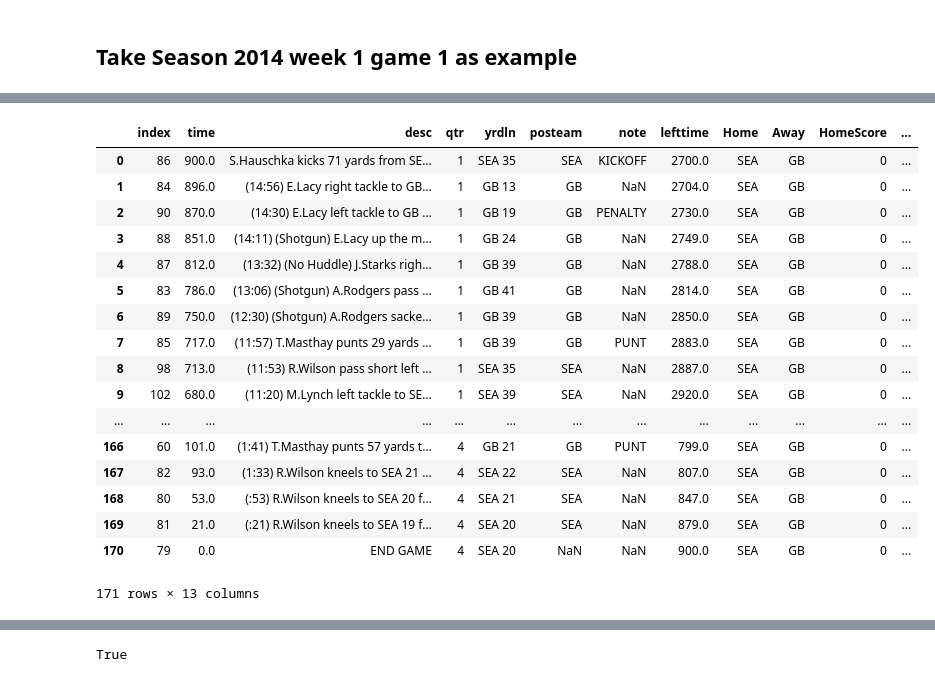
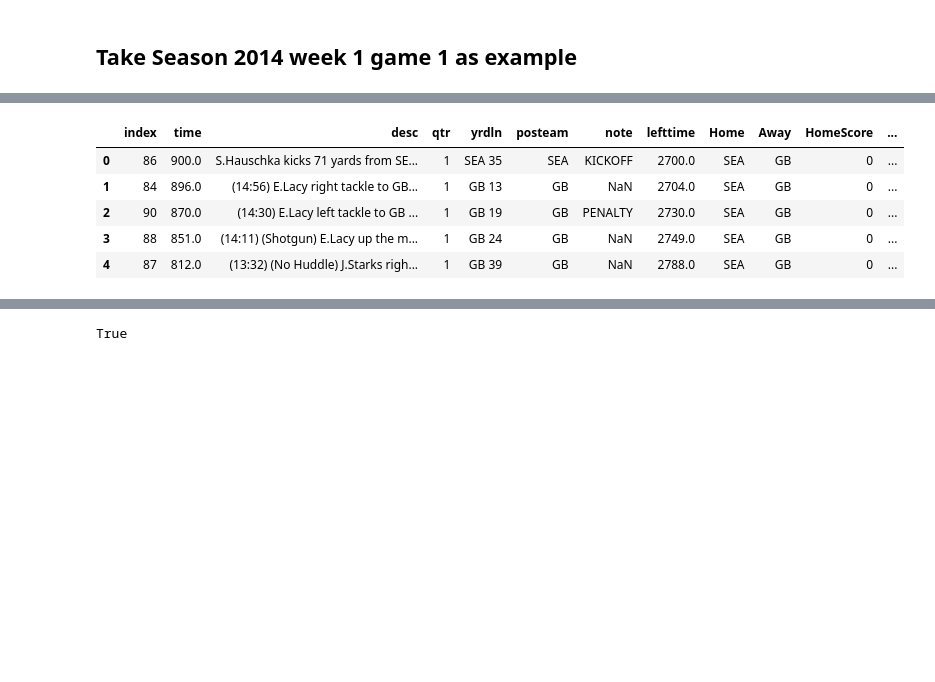
Before and after one commit to tyagi-iiitv/NFLLive, a Jupyter notebook: ParseRawData.ipynb, the cells around one changed output, grey strips where cells are left out. Saved outputs shown, nothing was run; the diff lists cells and outputs as text; code cells hidden in the pictures; blank space fills up the shorter version.

```diff
--- a/ParseRawData.ipynb
+++ b/ParseRawData.ipynb
@@ -122,33 +98,21 @@ plays_parse
 # %%
 # Assign Home, Away, HomeScore, AwayScore, CoverOrNot to current match
 plays_parse['Home'] = points[points['eid'] == eid].Home.iloc[0]
 plays_parse['Away'] = points[points['eid'] == eid].Away.iloc[0]
 # plays_parse['Favorite'] = points[points['eid'] == eid].Favorite.iloc[0]
 # plays_parse['Underdog'] = points[points['eid'] == eid].Underdog.iloc[0]
 
 plays_parse['HomeScore'] = 0
 plays_parse['AwayScore'] = 0
 plays_parse['CoverOrNot'] = points[points['eid'] == eid].CoverOrNot.iloc[0]
-plays_parse
+plays_parse.head()
 # %% [output]
 |  | index | time | desc | qtr | yrdln | posteam | note | lefttime | Home | Away | HomeScore | ... |
 | 0 | 86 | 900.0 | S.Hauschka kicks 71 yards from SE... | 1 | SEA 35 | SEA | KICKOFF | 2700.0 | SEA | GB | 0 | ... |
 | 1 | 84 | 896.0 | (14:56) E.Lacy right tackle to GB... | 1 | GB 13 | GB | NaN | 2704.0 | SEA | GB | 0 | ... |
 | 2 | 90 | 870.0 | (14:30) E.Lacy left tackle to GB ... | 1 | GB 19 | GB | PENALTY | 2730.0 | SEA | GB | 0 | ... |
 | 3 | 88 | 851.0 | (14:11) (Shotgun) E.Lacy up the m... | 1 | GB 24 | GB | NaN | 2749.0 | SEA | GB | 0 | ... |
 | 4 | 87 | 812.0 | (13:32) (No Huddle) J.Starks righ... | 1 | GB 39 | GB | NaN | 2788.0 | SEA | GB | 0 | ... |
-| 5 | 83 | 786.0 | (13:06) (Shotgun) A.Rodgers pass ... | 1 | GB 41 | GB | NaN | 2814.0 | SEA | GB | 0 | ... |
-| 6 | 89 | 750.0 | (12:30) (Shotgun) A.Rodgers sacke... | 1 | GB 39 | GB | NaN | 2850.0 | SEA | GB | 0 | ... |
-| 7 | 85 | 717.0 | (11:57) T.Masthay punts 29 yards ... | 1 | GB 39 | GB | PUNT | 2883.0 | SEA | GB | 0 | ... |
-| 8 | 98 | 713.0 | (11:53) R.Wilson pass short left ... | 1 | SEA 35 | SEA | NaN | 2887.0 | SEA | GB | 0 | ... |
-| 9 | 102 | 680.0 | (11:20) M.Lynch left tackle to SE... | 1 | SEA 39 | SEA | NaN | 2920.0 | SEA | GB | 0 | ... |
-| ... | ... | ... | ... | ... | ... | ... | ... | ... | ... | ... | ... | ... |
-| 166 | 60 | 101.0 | (1:41) T.Masthay punts 57 yards t... | 4 | GB 21 | GB | PUNT | 799.0 | SEA | GB | 0 | ... |
-| 167 | 82 | 93.0 | (1:33) R.Wilson kneels to SEA 21 ... | 4 | SEA 22 | SEA | NaN | 807.0 | SEA | GB | 0 | ... |
-| 168 | 80 | 53.0 | (:53) R.Wilson kneels to SEA 20 f... | 4 | SEA 21 | SEA | NaN | 847.0 | SEA | GB | 0 | ... |
-| 169 | 81 | 21.0 | (:21) R.Wilson kneels to SEA 19 f... | 4 | SEA 20 | SEA | NaN | 879.0 | SEA | GB | 0 | ... |
-| 170 | 79 | 0.0 | END GAME | 4 | SEA 20 | NaN | NaN | 900.0 | SEA | GB | 0 | ... |
-171 rows × 13 columns
 # %%
 # Add score according FG and TD
 for i, r in plays_parse.iterrows():
```
Also changed, not shown: parts of 12 cells of this notebook, 3 other files.
